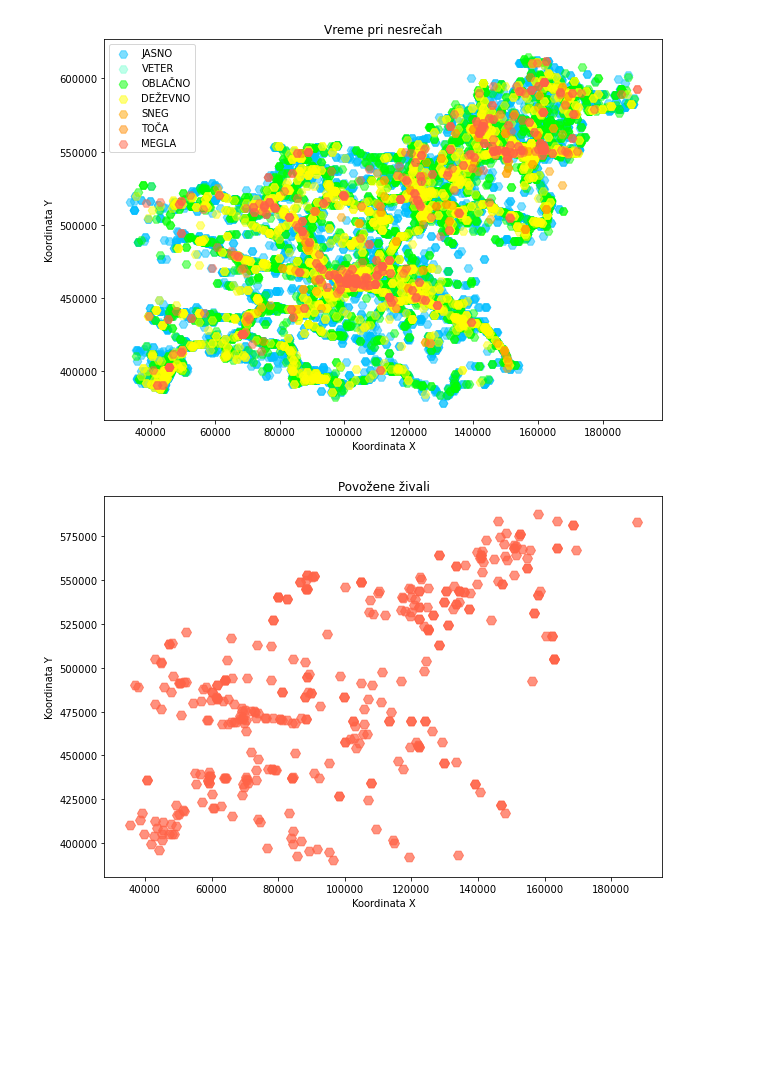
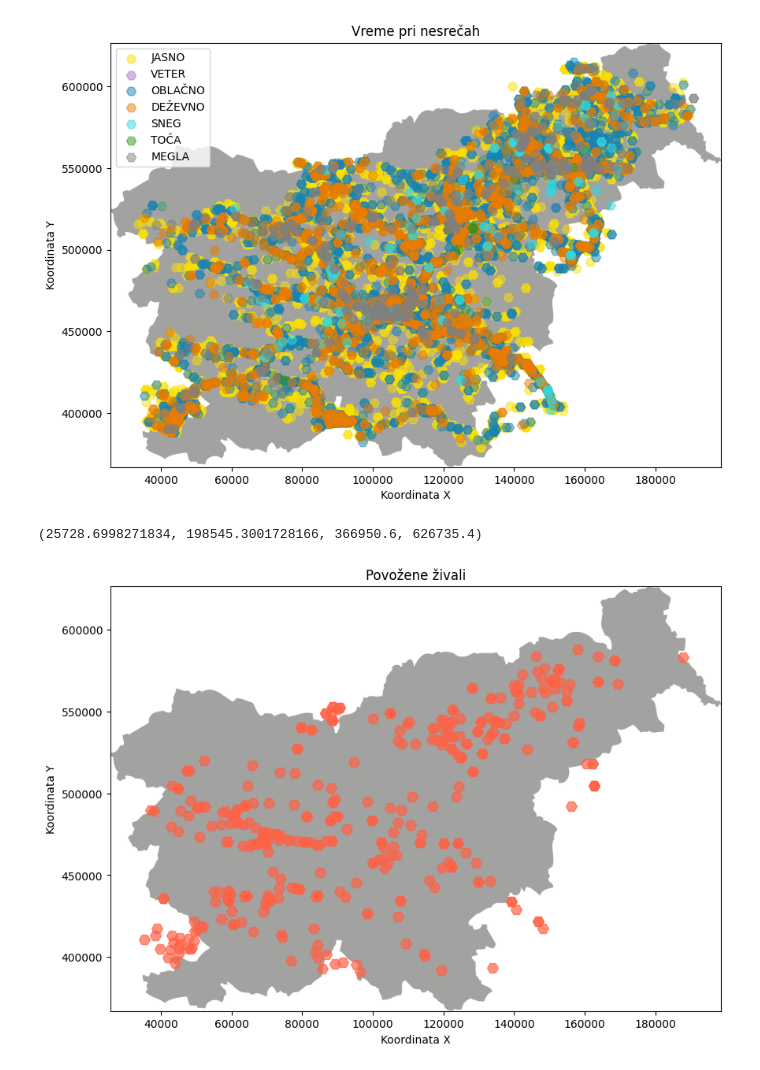
Before and after one commit to TilenS2002/PR22NPJINBMCTS, a Jupyter notebook: Heatmap.ipynb, the cells around one changed output. Cells and saved outputs as stored; diff of their text form; code cells hidden in the pictures; blank space fills up the shorter version.

```diff
--- a/Heatmap.ipynb
+++ b/Heatmap.ipynb
@@ -71,9 +72,20 @@ vrste_vremen_id = {'JASNO': 0,
 
 vreme_df.loc[:, 'VremenskeOkoliscine'] = vreme_df['VremenskeOkoliscine'].map(vrste_vremen_id)
 
-colors = ["deepskyblue", "aquamarine", "lime", "yellow", "orange", "darkorange", "tomato"]
+colors = ["#fce100","#9f74c3", "#1983b5", "#e97c03", "#2fdce1",  "#319418", "grey"]
+
+import matplotlib.image as mpimg
+from skimage.transform import resize
+
+slovenia_img = mpimg.imread('Slovenija.png')
+nove_mere= (672,960)
+slovenia_r= resize(slovenia_img, nove_mere)
+extent = ax.get_xlim() + ax.get_ylim()
 
 fig, ax = plt.subplots(figsize=(10, 7))
+ax.set_aspect('equal')
+
+ax.imshow(slovenia_img,zorder=0, extent=extent,aspect='auto')
 
 for i, vreme_id in enumerate(sorted(vreme_df['VremenskeOkoliscine'].unique())):
     subset = vreme_df[vreme_df['VremenskeOkoliscine'] == vreme_id]
@@ -88,20 +100,35 @@ ax.set_ylabel('Koordinata Y')
 ax.legend()
 plt.show()
 # %% [output]
-[figure, old version]
+[figure, new version]
 # %%
+import matplotlib.image as mpimg
+from skimage.transform import resize
+
 nesreca = nesreca.drop(nesreca[(nesreca["TipNesrece"] != "POVOŽENJE ŽIVALI")].index)
+slovenia_img = mpimg.imread('Slovenija.png')
+nove_mere= (672,960)
+slovenia_r= resize(slovenia_img, nove_mere)
 
 merged_df = pd.merge(nesreca, koordinate, on="ZaporednaStevilkaOsebeVPN")
 nesreca_df = merged_df[['GeoKoordinataX', 'GeoKoordinataY', 'TipNesrece']]
 
+
+extent = ax.get_xlim() + ax.get_ylim()#dobis ext za sliko
+print(extent)
+
 fig, ax = plt.subplots(figsize=(10, 7))
+ax.set_aspect('equal')
+ax.imshow(slovenia_img,zorder=0, extent=extent,aspect='auto')
 
-ax.scatter(nesreca_df['GeoKoordinataX'], nesreca_df['GeoKoordinataY'], s=100, alpha=0.7, c="tomato", marker='H')
+ax.scatter(nesreca_df['GeoKoordinataX'], nesreca_df['GeoKoordinataY'], s=100, alpha=0.7, c="tomato", marker='H') # type: ignore
+
 
 ax.set_title('Povožene živali')
 ax.set_xlabel('Koordinata X')
 ax.set_ylabel('Koordinata Y')
+
 plt.show()
 # %% [output]
+(25728.6998271834, 198545.3001728166, 366950.6, 626735.4)
-[figure, old version]
+[figure, new version]
```
Also changed, not shown: parts of 2 cells of this notebook.
